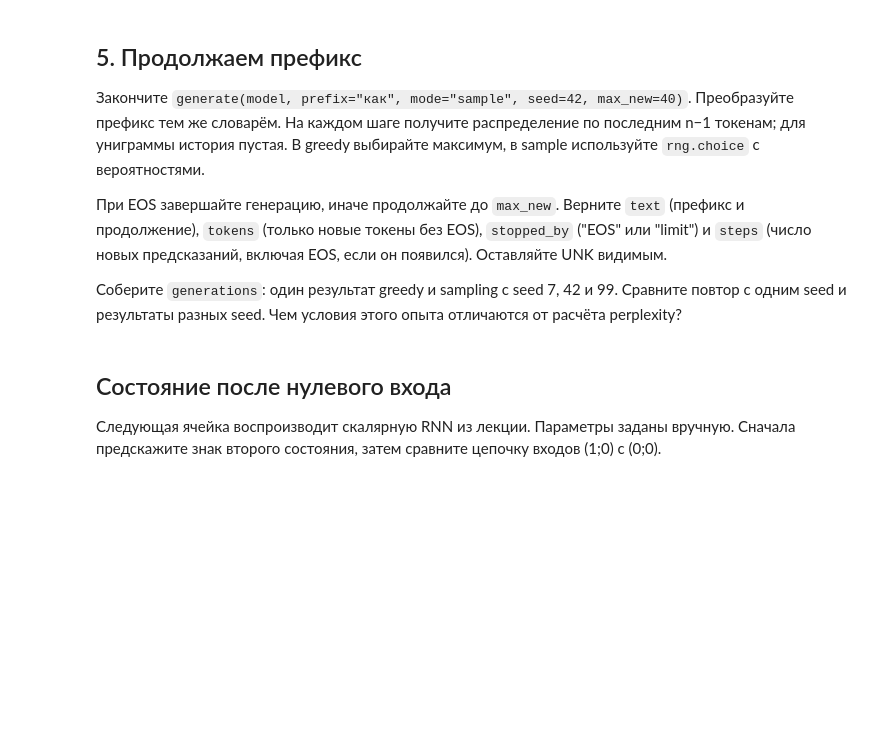
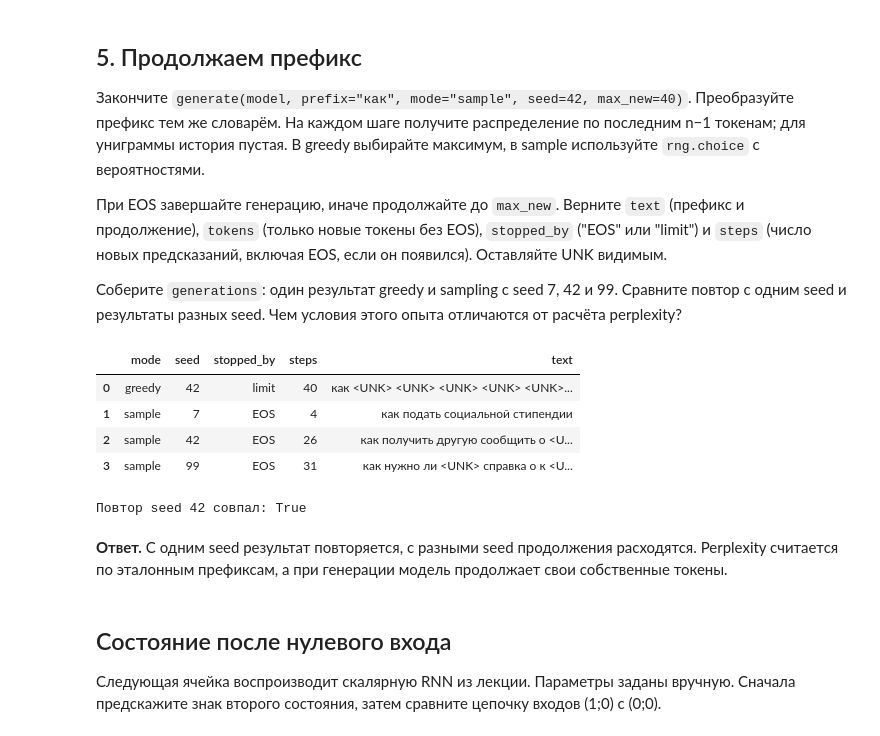
Before and after one commit to myDanik/ais, a Jupyter notebook: dist/student/L04/lab.ipynb, the cells around one changed output. Drawn from its saved outputs; the diff is of its cells as text; code cells hidden in the pictures; blank space fills up the shorter version.

```diff
--- a/dist/student/L04/lab.ipynb
+++ b/dist/student/L04/lab.ipynb
@@ -75,7 +132,16 @@ assert len(encoded["train"]) == 72 and len(encoded["validation"]) == len(encoded
 # %%
 def fit_model(sentences, n, vocab):
     # Ваш код
-    raise NotImplementedError
+    counts = {}
+    totals = {}
+    for sentence in sentences:
+        for history, target in events(sentence, n):
+            if history not in counts:
+                counts[history] = Counter()
+                totals[history] = 0
+            counts[history][target] += 1
+            totals[history] += 1
+    return {"n": n, "vocab": tuple(vocab), "counts": counts, "totals": totals}
 # %%
 toy_sentences = [tokenize(t) for t in ["студент читает книгу", "студент читает журнал", "студент возвращает книгу"]]
 toy_vocab = sorted({t for s in toy_sentences for t in s} | {EOS, UNK})
@@ -137,7 +294,68 @@ assert np.isclose(math.exp(-np.log([0.5, 0.25, 0.5]).mean()), 16**(1/3))
 # %%
 def generate(model, prefix="как", mode="sample", seed=42, max_new=40):
     # Ваш код
-    raise NotImplementedError
+    n = model["n"]
+    model_vocab = list(model["vocab"])
+    rng = np.random.default_rng(seed)
+
+    prefix_tokens = encode(tokenize(prefix))
+    sequence = [BOS] * (n - 1) + prefix_tokens
+    new_tokens = []
+    stopped_by = "limit"
+    steps = 0
+
+    for step in range(max_new):
+        if n > 1:
+            history = tuple(sequence[len(sequence) - (n - 1):])
+        else:
+            history = ()
+        probs = distribution(model, history)
+
+        if mode == "greedy":
+            index = int(np.argmax(probs))
+        elif mode == "sample":
+            index = rng.choice(len(model_vocab), p=probs)
+        else:
+            raise ValueError("mode должен быть 'greedy' или 'sample'")
+
+        token = model_vocab[index]
+        steps += 1
+        if token == EOS:
+            stopped_by = "EOS"
+            break
+        sequence.append(token)
+        new_tokens.append(token)
+
+    return {
+        "text": " ".join(prefix_tokens + new_tokens),
+        "tokens": new_tokens,
+        "stopped_by": stopped_by,
+        "steps": steps,
+    }
+
+
+generations = []
+for mode, seed in [("greedy", 42), ("sample", 7), ("sample", 42), ("sample", 99)]:
+    result = generate(selected, mode=mode, seed=seed)
+    generations.append({
+        "mode": mode,
+        "seed": seed,
+        "stopped_by": result["stopped_by"],
+        "steps": result["steps"],
+        "text": result["text"],
+    })
+generations_table = pd.DataFrame(generations)
+pd.set_option("display.max_colwidth", None)
+display(generations_table)
+
+print("Повтор seed 42 совпал:", generate(selected, seed=42) == generate(selected, seed=42))
+# %% [output]
+|  | mode | seed | stopped_by | steps | text |
+| 0 | greedy | 42 | limit | 40 | как <UNK> <UNK> <UNK> <UNK> <UNK>... |
+| 1 | sample | 7 | EOS | 4 | как подать социальной стипендии |
+| 2 | sample | 42 | EOS | 26 | как получить другую сообщить о <U... |
+| 3 | sample | 99 | EOS | 31 | как нужно ли <UNK> справка о к <U... |
+Повтор seed 42 совпал: True
 # %%
 assert generate(selected, seed=42) == generate(selected, seed=42)
 for result in [generate(selected, mode="greedy"), generate(selected, seed=7)]:
@@ -145,6 +363,8 @@ for result in [generate(selected, mode="greedy"), generate(selected, seed=7)]:
     assert result["stopped_by"] in {"EOS", "limit"}
     assert all(t in vocab and t not in {BOS, EOS} for t in result["tokens"])
     if result["stopped_by"] == "limit": assert len(result["tokens"]) == 40
+# %% [markdown]
+**Ответ.** С одним seed результат повторяется, с разными seed продолжения расходятся. Perplexity считается по эталонным префиксам, а при генерации модель продолжает свои собственные токены.
 # %% [markdown]
 ## Состояние после нулевого входа
 
```
Also changed, not shown: parts of 11 cells of this notebook, 3 other files.
